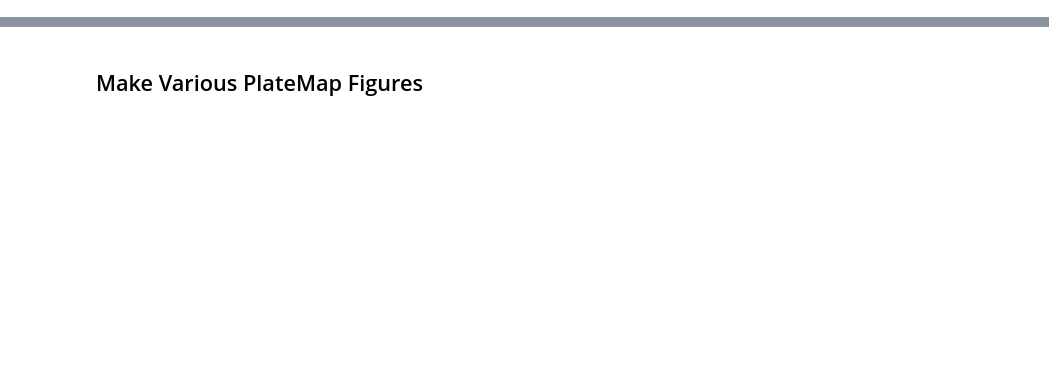
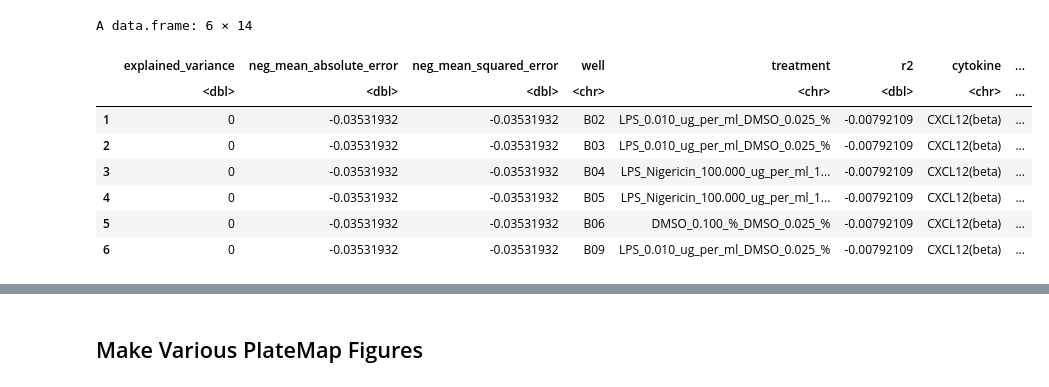
Before and after one commit to MikeLippincott/Interstellar_Analysis, a Jupyter notebook: 11.bulk_Morphology_Elastic_Network_LOCO/2.test_models/notebooks/3.visualize_regression_multi_output.ipynb, the cells around one changed output, grey strips where cells are left out. Cells and saved outputs as stored; diff of their text form; code cells hidden in the pictures; blank space fills up the shorter version.

```diff
--- a/11.bulk_Morphology_Elastic_Network_LOCO/2.test_models/notebooks/3.visualize_regression_multi_output.ipynb
+++ b/11.bulk_Morphology_Elastic_Network_LOCO/2.test_models/notebooks/3.visualize_regression_multi_output.ipynb
@@ -41,3 +39,15 @@ print(length(unique(df$cytokine)))
+# %%
+head(df)
+# %% [output]
+A data.frame: 6 × 14
+|  | explained_variance | neg_mean_absolute_error | neg_mean_squared_error | well | treatment | r2 | cytokine | ... |
+|  | <dbl> | <dbl> | <dbl> | <chr> | <chr> | <dbl> | <chr> | ... |
+| 1 | 0 | -0.03531932 | -0.03531932 | B02 | LPS_0.010_ug_per_ml_DMSO_0.025_% | -0.00792109 | CXCL12(beta) | ... |
+| 2 | 0 | -0.03531932 | -0.03531932 | B03 | LPS_0.010_ug_per_ml_DMSO_0.025_% | -0.00792109 | CXCL12(beta) | ... |
+| 3 | 0 | -0.03531932 | -0.03531932 | B04 | LPS_Nigericin_100.000_ug_per_ml_1... | -0.00792109 | CXCL12(beta) | ... |
+| 4 | 0 | -0.03531932 | -0.03531932 | B05 | LPS_Nigericin_100.000_ug_per_ml_1... | -0.00792109 | CXCL12(beta) | ... |
+| 5 | 0 | -0.03531932 | -0.03531932 | B06 | DMSO_0.100_%_DMSO_0.025_% | -0.00792109 | CXCL12(beta) | ... |
+| 6 | 0 | -0.03531932 | -0.03531932 | B09 | LPS_0.010_ug_per_ml_DMSO_0.025_% | -0.00792109 | CXCL12(beta) | ... |
 # %%
 options(repr.plot.width=6, repr.plot.height=5)
 # set output path
```
Also changed, not shown: parts of 12 cells of this notebook, 18 other files.
